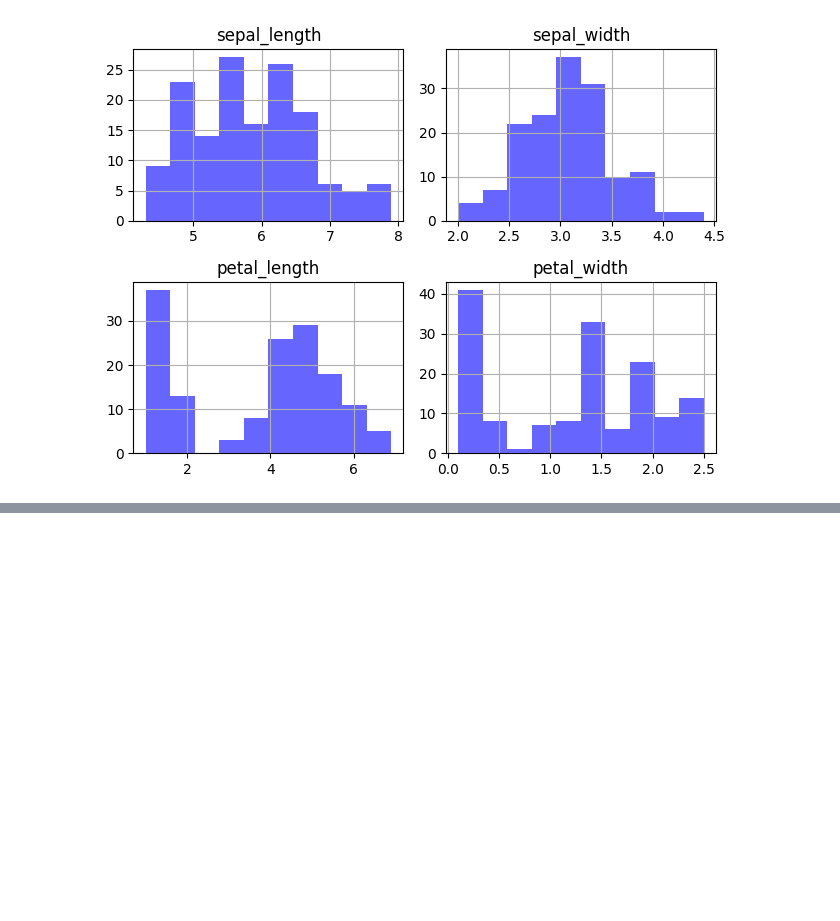
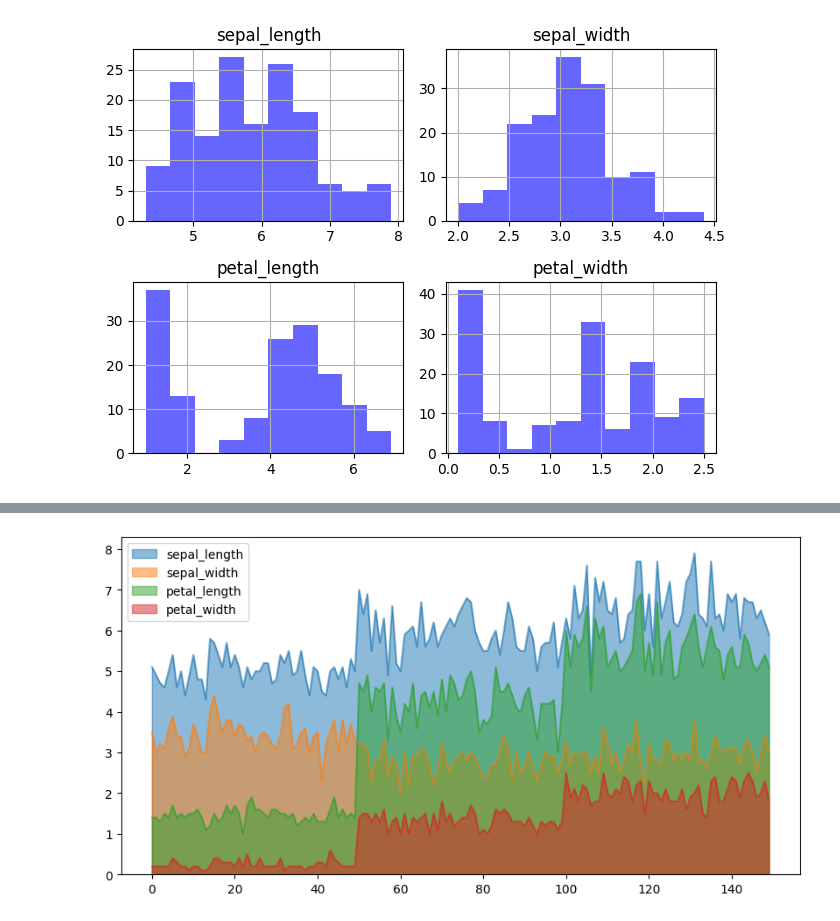
Before and after one commit to arashniroomand/MachineLearning, a Jupyter notebook: Practical_MasterClass/DataVisualization.ipynb, the cells around one changed output, grey strips where cells are left out. Cells and saved outputs as stored; diff of their text form; code cells hidden in the pictures; blank space fills up the shorter version.

```diff
--- a/Practical_MasterClass/DataVisualization.ipynb
+++ b/Practical_MasterClass/DataVisualization.ipynb
@@ -156,0 +162,4 @@ plt.show()
+# %%
+ax = iris.plot(kind = 'area', figsize=(10,5), stacked=False)
+# %% [output]
+[figure, added]
```
Also changed, not shown: parts of 5 cells of this notebook.
